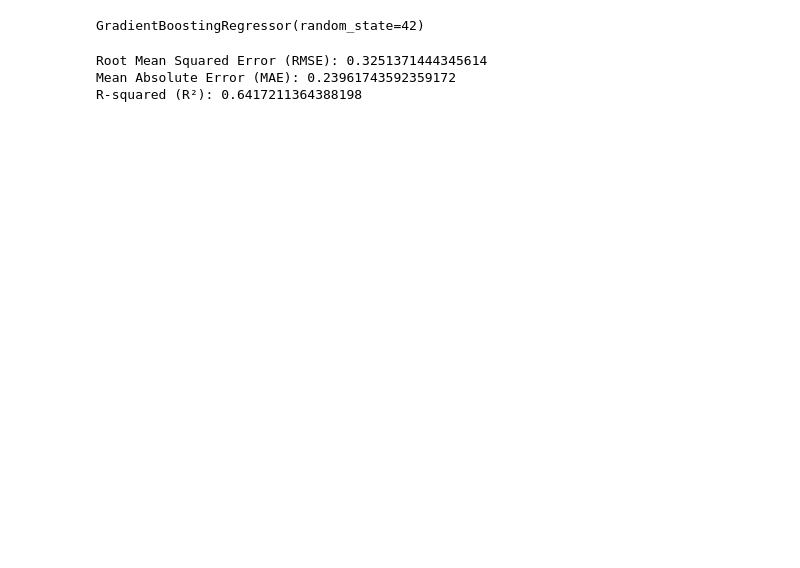
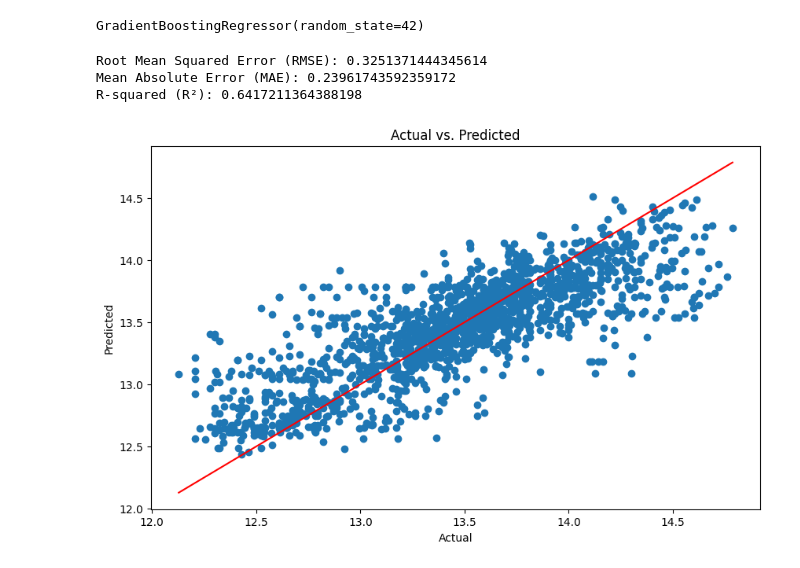
Before and after one commit to Jacky-P-He/ML-in-Real-Estate, a Jupyter notebook: models/gradient_boost_model.ipynb, the cells around one changed output. Cells and saved outputs as stored; diff of their text form; code cells hidden in the pictures; blank space fills up the shorter version.

```diff
--- a/models/gradient_boost_model.ipynb
+++ b/models/gradient_boost_model.ipynb
@@ -7,10 +7,10 @@ from sklearn.ensemble import GradientBoostingRegressor
 from sklearn.metrics import mean_squared_error, mean_absolute_error, r2_score
 
 # Load training dataset
-train_data = pd.read_csv('train_data.csv')
+train_data = pd.read_csv('../data/train_data.csv')
 
 # Load testing dataset
-test_data = pd.read_csv('test_data.csv')
+test_data = pd.read_csv('../data/test_data.csv')
 
 # Let's identify the target variable and features
 target = 'sold_price_log'
@@ -54,3 +54,17 @@ print(f'R-squared (R²): {r2}')
 Root Mean Squared Error (RMSE): 0.3251371444345614
 Mean Absolute Error (MAE): 0.23961743592359172
 R-squared (R²): 0.6417211364388198
+# %%
+# see the predicted results of the model, using plot:
+import matplotlib.pyplot as plt
+
+# Plotting predicted vs actual values
+plt.figure(figsize=(10, 6))
+plt.scatter(y_test, y_pred)
+plt.plot([min(y_test), max(y_test)], [min(y_test), max(y_test)], color='red')
+plt.xlabel('Actual')
+plt.ylabel('Predicted')
+plt.title('Actual vs. Predicted')
+plt.show()
+# %% [output]
+[figure, added]
```
Also changed, not shown: 4 other files.
